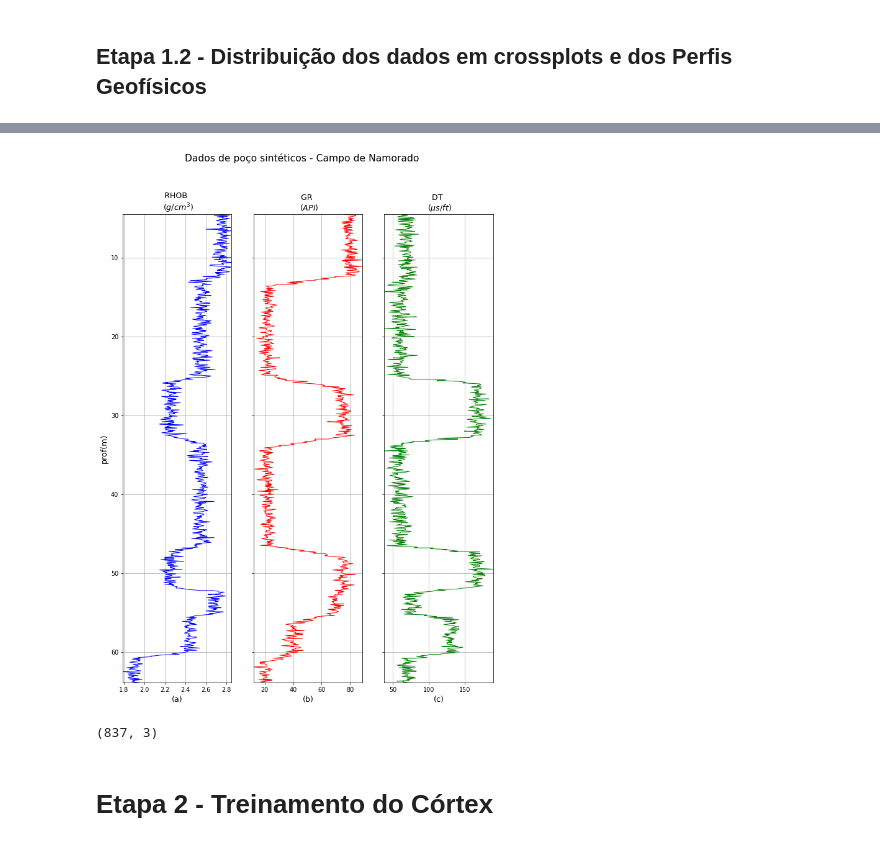
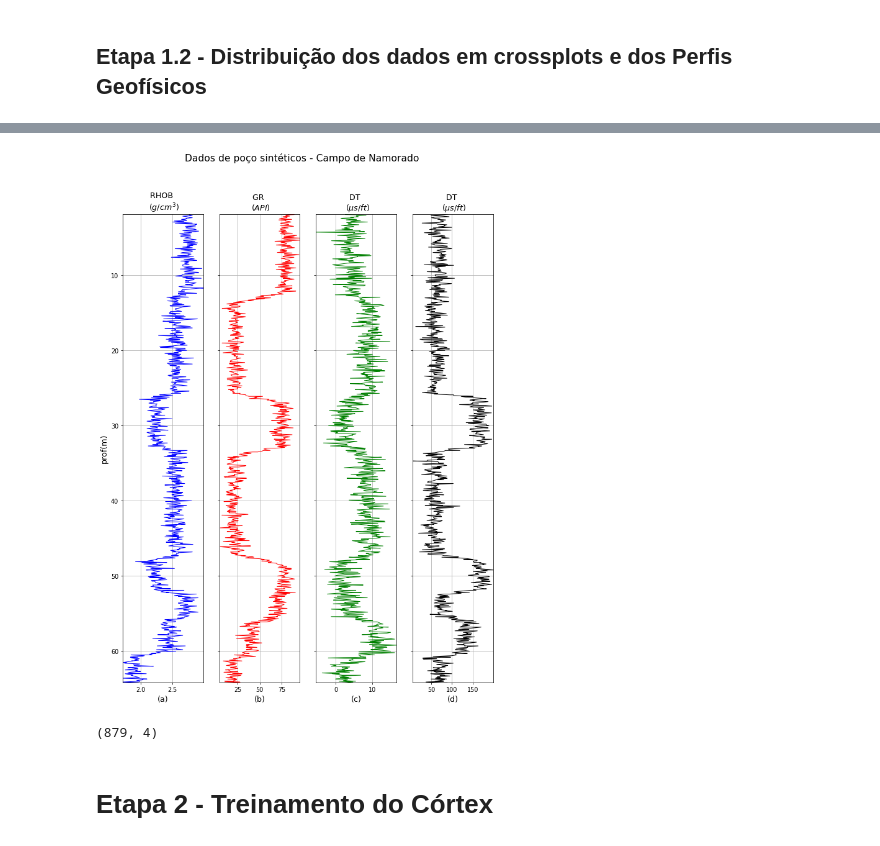
Before and after one commit to Ibsen-Gomes/Self_Organizing_Maps, a Jupyter notebook: SOM_notebook.ipynb, the cells around one changed output, grey strips where cells are left out. Drawn from its saved outputs; the diff is of its cells as text; code cells hidden in the pictures.

```diff
--- a/SOM_notebook.ipynb
+++ b/SOM_notebook.ipynb
@@ -68,9 +68,9 @@ from appynho_2 import plotagem as plm2
 # %% [markdown]
 ### Etapa 1.1 - Carregamento do poço P1 para treinamento:
 # %%
-cab = ['etiquetas','prof','rhob', 'gr', 'dt']
-data = pd.read_csv('syntetic_well_logging/arq2.txt', sep='\s+',
-                     skiprows=1, names = cab, usecols=(0,1,2,3,4) )
+cab = ['etiquetas','prof','rhob', 'gr','res', 'vel']
+data = pd.read_csv('syntetic_well_logging/arq_train.txt', sep='\s+',
+                     skiprows=1, names = cab, usecols=(0,1,2,3,4,5) )
 # %%
 data
 # %% [output]
@@ -128,41 +128,44 @@ plt.show()
 # %%
 def order(x):
     """Cria uma lista começando do zero com o mesmo tamanho do dicionario"""
     r= [0]
     for i in range(x-1):
         i=i+1
         r.append(i)
     return r
 
 
 # Gerando a imagem do poço
 
 padrao={'comprimento':11,
             'altura':14,
         'titulo_geral': 'Dados de poço sintéticos - Campo de Namorado'
          }
 
 
 #figure2 = plm2(3, padrao)
-figure2 = plm2(3, padrao)
+figure2 = plm2(4, padrao)
 
 figure2.plot_s(0,data['rhob'],data['prof'],
                    {'titulo':'RHOB \n $(g/cm^{3})$','cor':'b',
                     'descricao_y':'prof(m)',
                     'descricao_x':'(a)'})
 
 figure2.plot_s(1,data['gr'],data['prof'],
                    {'titulo':'GR \n $(API)$','cor':'r','descricao_x':'(b)'})
 
-figure2.plot_s(2,data['dt'],data['prof'],
+figure2.plot_s(2,data['res'],data['prof'],
                    {'titulo':'DT \n $(\mu s/ft)$','cor':'g','descricao_x':'(c)'})
+
+figure2.plot_s(3,data['vel'],data['prof'],
+                   {'titulo':'DT \n $(\mu s/ft)$','cor':'k','descricao_x':'(d)'})
 # %% [output]
-[figure, old version]
+[figure, new version]
 # %%
-data_x = np.zeros((len(data), 3))
+data_x = np.zeros((len(data), 4))
 data_x.shape
 # %% [output]
-(837, 3)
+(879, 4)
 # %% [markdown]
 # Etapa 2 - Treinamento do Córtex
 # %% [markdown]
```
Also changed, not shown: parts of 20 cells of this notebook, 22 other files.
